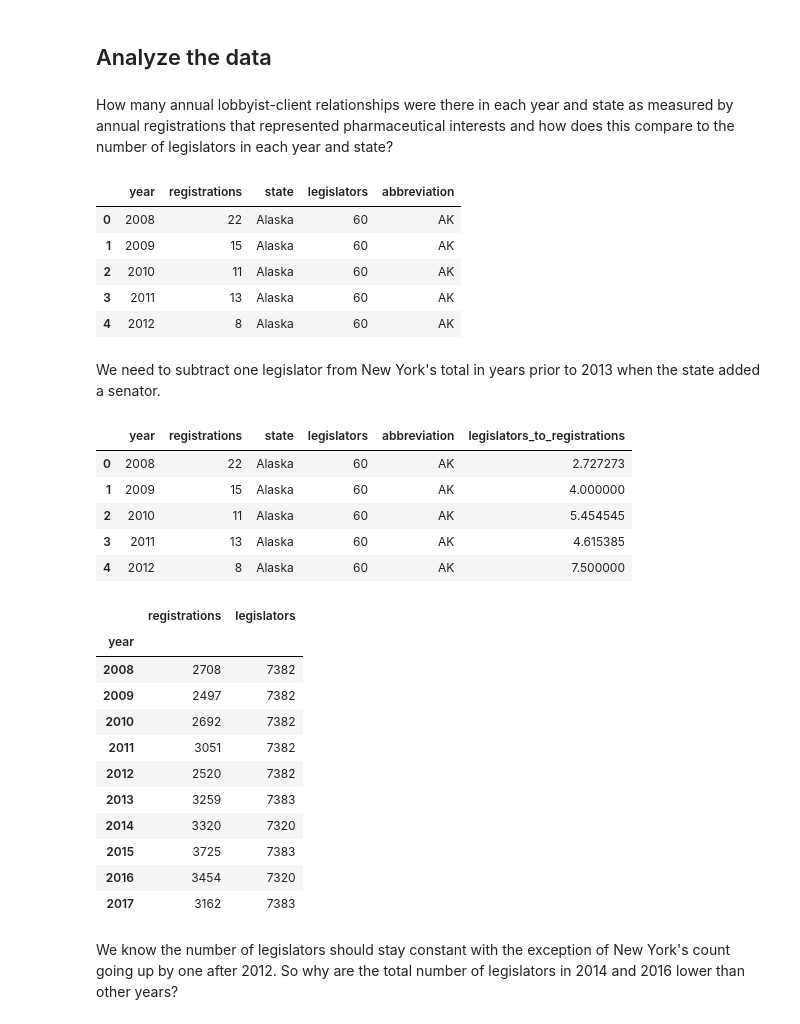
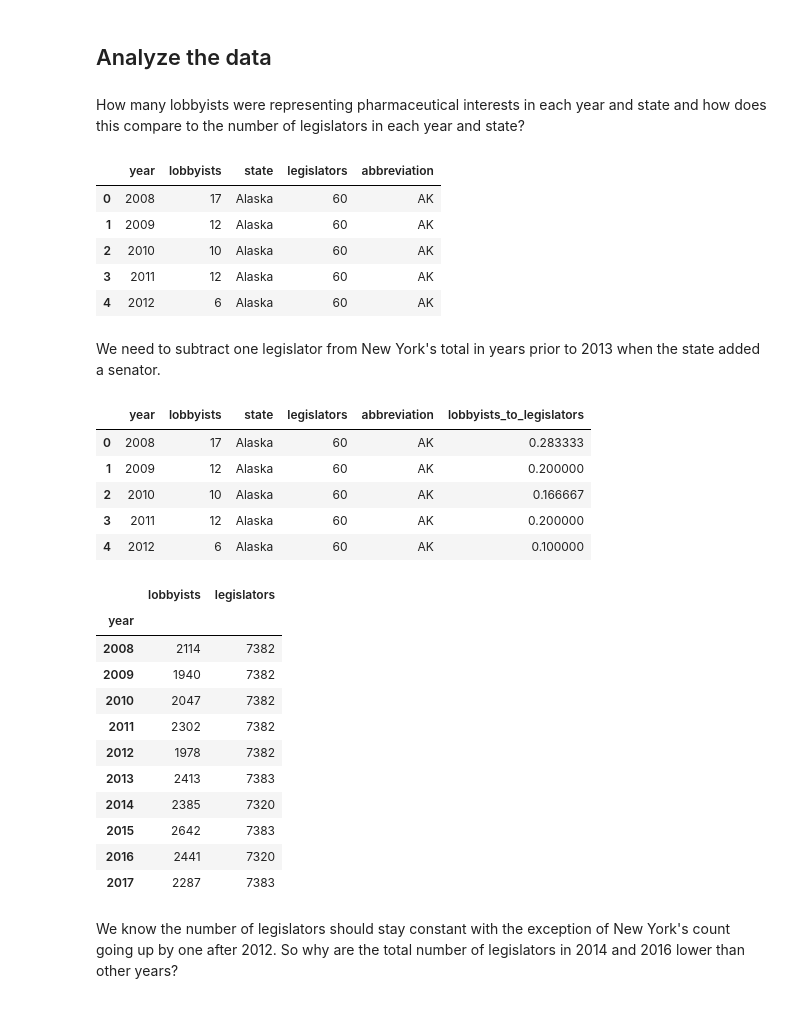
Before and after one commit to PublicI/medicaid-influence-analysis, a Jupyter notebook: pharmaceutical_lobbying.ipynb, the cells around one changed output. Drawn from its saved outputs; the diff is of its cells as text; code cells hidden in the pictures.

Commit message:
Re-did analysis to calculate individual lobbyists

```diff
--- a/pharmaceutical_lobbying.ipynb
+++ b/pharmaceutical_lobbying.ipynb
@@ -62,22 +62,19 @@ The data reflects lobbyist registration forms. Sometimes, depending on lobbying
 # %%
 %%notify
-lobbyist_client_relationships = pd.read_sql("""CREATE TABLE IF NOT EXISTS lobbyist_client_relationships AS
+lobbyists = pd.read_sql("""CREATE TABLE IF NOT EXISTS pharma_lobbyists AS
 SELECT jurisdiction,
        year,
-       client,
-       lobbyist,
-       count(*) as number_of_registrations
+       lobbyist
 FROM pharma_lobbying
 GROUP BY jurisdiction,
          year,
-         client,
          lobbyist;
 
-GRANT ALL ON TABLE lobbyist_client_relationships TO redash;
+GRANT ALL ON TABLE pharma_lobbyists TO redash;
 
 
 SELECT *
-FROM lobbyist_client_relationships;""", con=conn)
+FROM pharma_lobbyists;""", con=conn)
 # %% [output]
 [interactive output not drawn]
 # %% [markdown]
@@ -156,52 +155,52 @@ legislators
 # %% [markdown]
 ## Analyze the data
 # %% [markdown]
-How many annual lobbyist-client relationships were there in each year and state as measured by annual registrations that represented pharmaceutical interests and how does this compare to the number of legislators in each year and state?
+How many lobbyists were representing pharmaceutical interests in each year and state and how does this compare to the number of legislators in each year and state?
 # %%
-lobbying_by_year_state = lobbyist_client_relationships.groupby(["year", "jurisdiction"]).agg({"client": len})
+lobbying_by_year_state = lobbyists.groupby(["year", "jurisdiction"]).agg({"lobbyist": len})
 lobbying_by_year_state.reset_index(inplace=True)
-lobbying_by_year_state.rename(columns={"jurisdiction": "state", "client": "registrations"}, inplace=True)
+lobbying_by_year_state.rename(columns={"jurisdiction": "state", "lobbyist": "lobbyists"}, inplace=True)
 # And now join this with the legislators dataframe.
 lobbying_by_year_state = lobbying_by_year_state.merge(legislators, left_on="state", right_on="abbreviation", how="outer")
 lobbying_by_year_state.drop("state_x", axis=1, inplace=True)
 lobbying_by_year_state.rename(columns={"state_y": "state"}, inplace=True)
 lobbying_by_year_state.head()
 # %% [output]
-|  | year | registrations | state | legislators | abbreviation |
-| 0 | 2008 | 22 | Alaska | 60 | AK |
-| 1 | 2009 | 15 | Alaska | 60 | AK |
-| 2 | 2010 | 11 | Alaska | 60 | AK |
-| 3 | 2011 | 13 | Alaska | 60 | AK |
-| 4 | 2012 | 8 | Alaska | 60 | AK |
+|  | year | lobbyists | state | legislators | abbreviation |
+| 0 | 2008 | 17 | Alaska | 60 | AK |
+| 1 | 2009 | 12 | Alaska | 60 | AK |
+| 2 | 2010 | 10 | Alaska | 60 | AK |
+| 3 | 2011 | 12 | Alaska | 60 | AK |
+| 4 | 2012 | 6 | Alaska | 60 | AK |
 # %% [markdown]
 We need to subtract one legislator from New York's total in years prior to 2013 when the state added a senator.
 # %%
 lobbying_by_year_state.loc[(lobbying_by_year_state["abbreviation"] == "NY") & (lobbying_by_year_state["year"] <= 2012), "legislators"] = 212
-# Calculate the legislators-to-registrations ratio.
-lobbying_by_year_state["legislators_to_registrations"] = lobbying_by_year_state["legislators"] / lobbying_by_year_state["registrations"]
+# Calculate the lobbyist-to-legislator ratio.
+lobbying_by_year_state["lobbyists_to_legislators"] = lobbying_by_year_state["lobbyists"] / lobbying_by_year_state["legislators"]
 lobbying_by_year_state.head()
 # %% [output]
-|  | year | registrations | state | legislators | abbreviation | legislators_to_registrations |
-| 0 | 2008 | 22 | Alaska | 60 | AK | 2.727273 |
-| 1 | 2009 | 15 | Alaska | 60 | AK | 4.000000 |
-| 2 | 2010 | 11 | Alaska | 60 | AK | 5.454545 |
-| 3 | 2011 | 13 | Alaska | 60 | AK | 4.615385 |
-| 4 | 2012 | 8 | Alaska | 60 | AK | 7.500000 |
+|  | year | lobbyists | state | legislators | abbreviation | lobbyists_to_legislators |
+| 0 | 2008 | 17 | Alaska | 60 | AK | 0.283333 |
+| 1 | 2009 | 12 | Alaska | 60 | AK | 0.200000 |
+| 2 | 2010 | 10 | Alaska | 60 | AK | 0.166667 |
+| 3 | 2011 | 12 | Alaska | 60 | AK | 0.200000 |
+| 4 | 2012 | 6 | Alaska | 60 | AK | 0.100000 |
 # %%
-lobbying_by_year_state.groupby("year").agg({"registrations": sum, "legislators": sum})
+lobbying_by_year_state.groupby("year").agg({"lobbyists": sum, "legislators": sum})
 # %% [output]
-|  | registrations | legislators |
+|  | lobbyists | legislators |
 | year |  |  |
-| 2008 | 2708 | 7382 |
-| 2009 | 2497 | 7382 |
-| 2010 | 2692 | 7382 |
-| 2011 | 3051 | 7382 |
-| 2012 | 2520 | 7382 |
-| 2013 | 3259 | 7383 |
-| 2014 | 3320 | 7320 |
-| 2015 | 3725 | 7383 |
-| 2016 | 3454 | 7320 |
-| 2017 | 3162 | 7383 |
+| 2008 | 2114 | 7382 |
+| 2009 | 1940 | 7382 |
+| 2010 | 2047 | 7382 |
+| 2011 | 2302 | 7382 |
+| 2012 | 1978 | 7382 |
+| 2013 | 2413 | 7383 |
+| 2014 | 2385 | 7320 |
+| 2015 | 2642 | 7383 |
+| 2016 | 2441 | 7320 |
+| 2017 | 2287 | 7383 |
 # %% [markdown]
 We know the number of legislators should stay constant with the exception of New York's count going up by one after 2012. So why are the total number of legislators in 2014 and 2016 lower than other years?
 # %%
```
Also changed, not shown: parts of 5 cells of this notebook.
